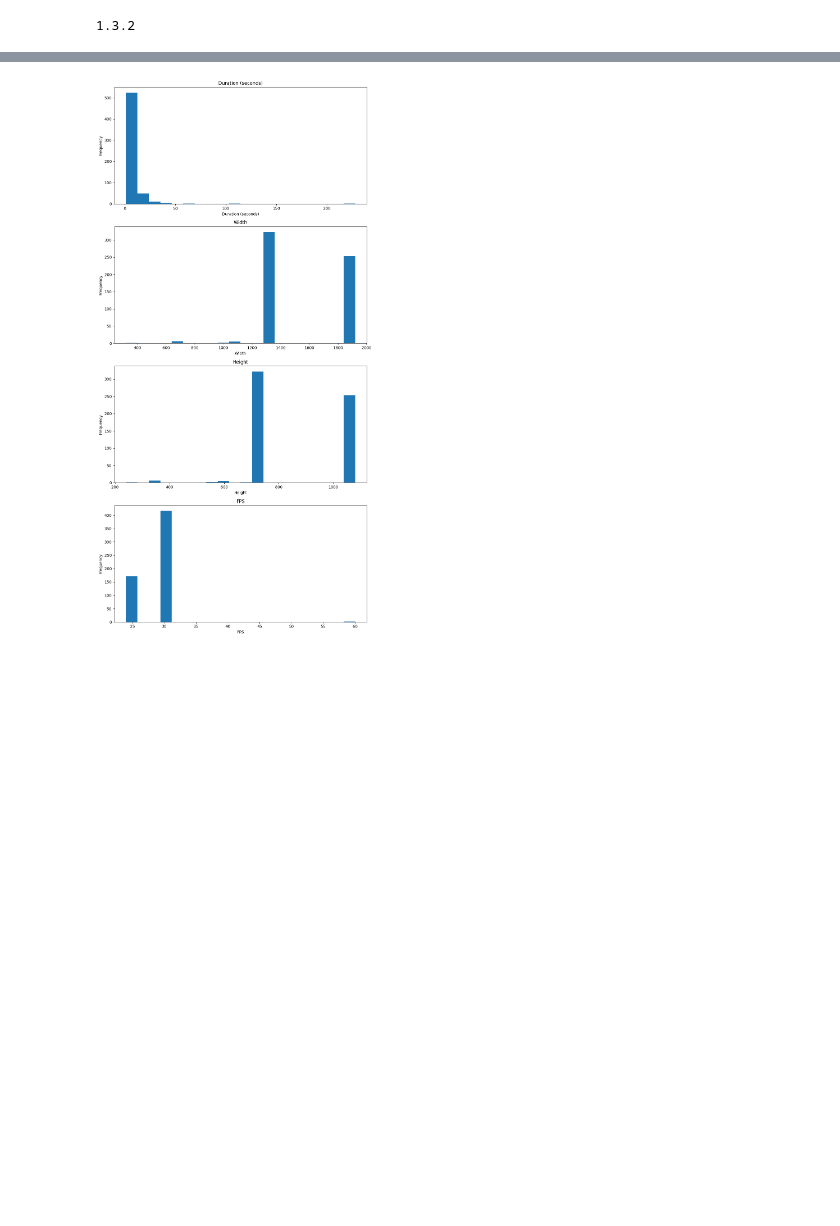
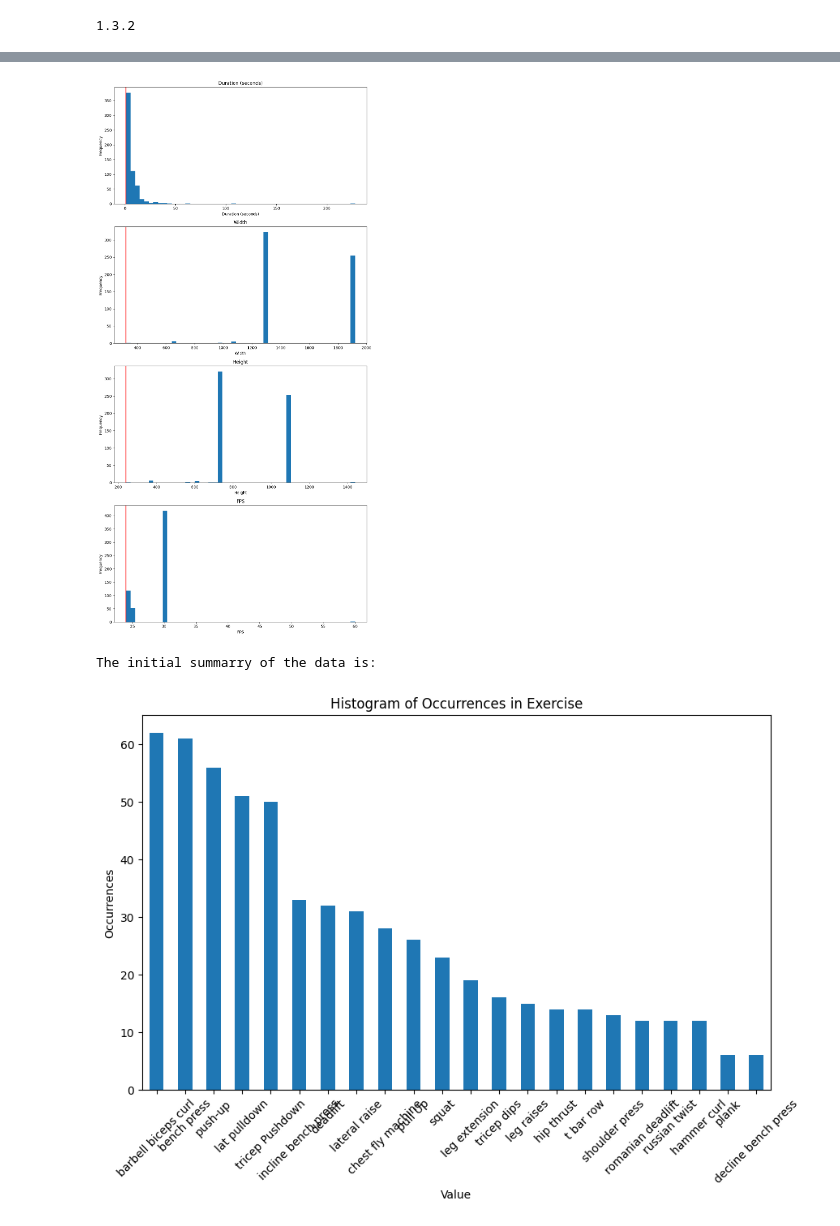
Before and after one commit to rotemorad/video-classifier, a Jupyter notebook: main.ipynb, the cells around one changed output, grey strips where cells are left out. Cells and saved outputs as stored; diff of their text form; code cells hidden in the pictures; blank space fills up the shorter version.

Commit message:
ssve processed data

```diff
--- a/main.ipynb
+++ b/main.ipynb
@@ -34,22 +13,0 @@ def get_video_metadata(filepath, exercise_name, execise_type):
-# %%
-
-video_folder = "data/raw_data/"
-
-# List to hold video metadata
-video_data = []
-
-# Iterate over each video in the folder
-for exercise_folder in os.listdir(video_folder):
-    full_exercise_folder = os.path.join(video_folder,exercise_folder)
-    for filename in os.listdir(full_exercise_folder):
-        if filename.endswith(".mp4"):
-            filepath = os.path.join(full_exercise_folder, filename)
-            exercise = exercise_folder
-
-            video_data.append(get_video_metadata(filepath, filename, exercise))
-
-
-# Create a DataFrame
-meta_data = pd.DataFrame(video_data)
-
-print(meta_data[:10])
@@ -56,30 +89,43 @@ print(meta_data[:10])
 # %%
 # Filter out the columns that are not in the DataFrame
 columns = ["Duration (seconds)", "Width", "Height", "FPS"]
 
 # Number of valid columns
 num_columns = len(columns)
 
 # Set up the matplotlib figure
-fig, axs = plt.subplots(num_columns, figsize=(10, 5 * num_columns))
+fig, axs = plt.subplots(num_columns, figsize=(10, 5 * num_columns), sharex=False)
 
 # Iterate over each valid column and plot a histogram
 for i, column in enumerate(columns):
     # If there's only one column, axs will not be an array
     ax = axs[i] if num_columns > 1 else axs
 
     # Plotting the histogram
-    meta_data[column].plot(kind='hist', ax=ax, bins=20, title=column)
+    meta_data[column].plot(kind='hist', ax=ax, bins=50, title=column)
+    ax.axvline(x = meta_data[column].min(), color = 'r', label = 'min value')
     ax.set_xlabel(column)
     ax.set_ylabel('Frequency')
 
 # Adjust layout for better readability
 plt.tight_layout()
 plt.show()
 
-# Example usage
-# Assuming 'df' is your pandas DataFrame
-# columns = ['column1', 'column2', 'column3']
-# plot_selected_histograms(df, columns)
+print("The initial summarry of the data is:")
+
+# Calculate value counts
+label_col = "Exercise"
+value_counts = meta_data[label_col].value_counts()
+
+# Plotting
+plt.figure(figsize=(10, 6))
+value_counts.plot(kind='bar')
+plt.xlabel('Value')
+plt.ylabel('Occurrences')
+plt.title(f'Histogram of Occurrences in {label_col}')
+plt.xticks(rotation=45)
+plt.show()
 # %% [output]
-[figure, old version]
+[figure, new version]
+The initial summarry of the data is:
+[figure, added]
```
Also changed, not shown: parts of 13 cells of this notebook, 1 other file.
